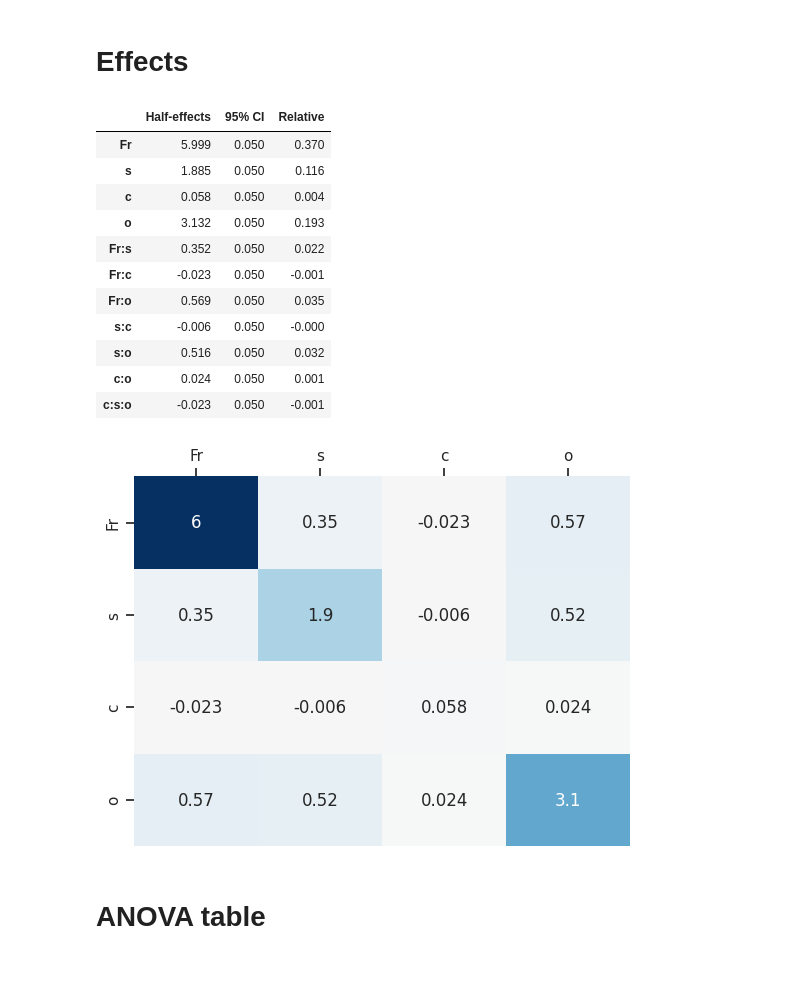
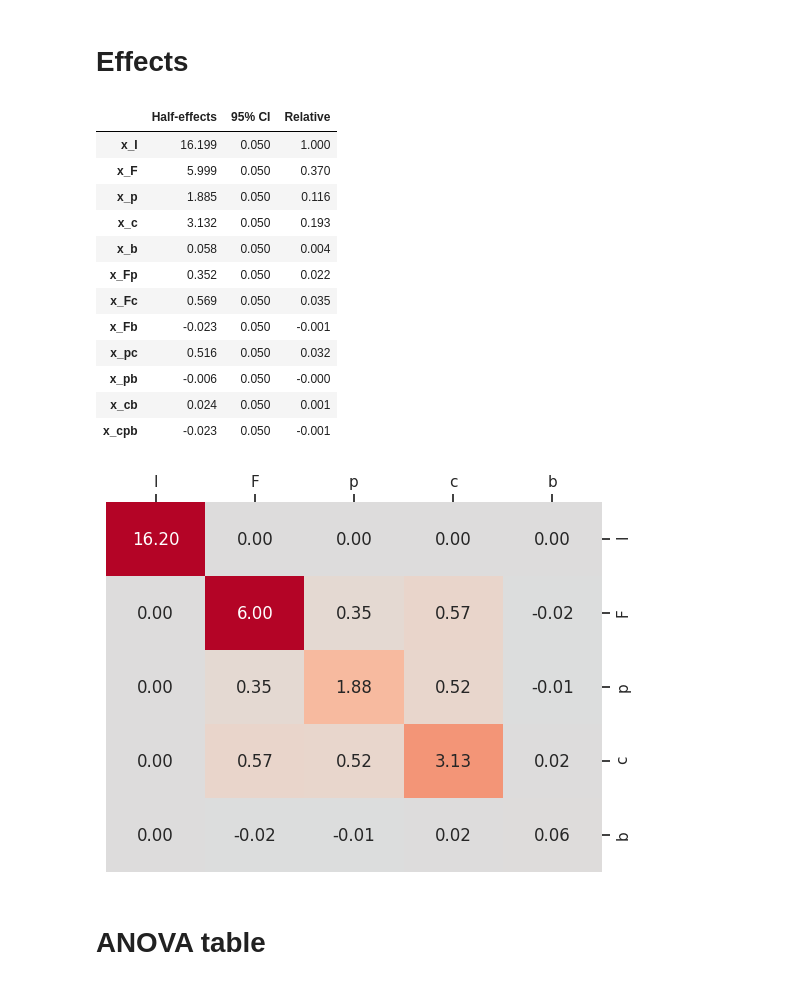
Before and after one commit to giboul/DoE_project, a Jupyter notebook: results_analysis.ipynb, the cells around one changed output. Drawn from its saved outputs; the diff is of its cells as text; code cells hidden in the pictures.

```diff
--- a/results_analysis.ipynb
+++ b/results_analysis.ipynb
@@ -13,7 +15,8 @@ def show_matrix(m: pd.DataFrame, cmap="coolwarm", cbar=False, annot=True, **kwar
 # %% [markdown]
 # Experiment matrix
 # %%
-E = pd.read_csv("matrix_experiment_standard.csv")
+%matplotlib inline
+E = pd.read_csv("matrix_experiment_standard.csv").rename(columns=dict(Fr="F"))
 show_matrix(E)
 plt.title("Experiment matrix")
 plt.show()
@@ -22,7 +25,14 @@ plt.show()
 # %% [markdown]
 # Model matrix
 # %%
-M = pd.read_csv("matrix_model.csv")
+%matplotlib inline
+M = model_matrix(
+    "F + p + c + b + F:p + F:c + F:b + p:c + p:b + c:b + c:p:b",
+    E
+).rename(columns=dict(Intercept="I"))
+show_matrix(M)
+M.to_csv("matrix_model.csv", index=False)
+
 show_matrix(M)
 plt.title("Model matrix")
 plt.show()
@@ -58,10 +69,14 @@ def half_effects(M, R):
     return pd.DataFrame(
         np.vstack((Half_effects.T, CI.T, Rel_effects.T)),
         index=["Half-effects", f"{beta:.0%} CI", "Relative"],
-        columns=M.columns
-    ).drop(columns=["I"])
+        columns=[f"x_{c.replace(':', '')}" for c in M.columns]
+    )
 # %%
+%matplotlib inline
 effect_df = half_effects(M, R)
+
+effects = effect_df.iloc[0]
+effects.index = effects.index.str.replace(":", "")
 
 display(
   effect_df
@@ -72,38 +87,45 @@ display(
 )
 # %% [output]
 |  | Half-effects | 95% CI | Relative |
-| Fr | 5.999 | 0.050 | 0.370 |
-| s | 1.885 | 0.050 | 0.116 |
-| c | 0.058 | 0.050 | 0.004 |
-| o | 3.132 | 0.050 | 0.193 |
-| Fr:s | 0.352 | 0.050 | 0.022 |
-| Fr:c | -0.023 | 0.050 | -0.001 |
-| Fr:o | 0.569 | 0.050 | 0.035 |
-| s:c | -0.006 | 0.050 | -0.000 |
-| s:o | 0.516 | 0.050 | 0.032 |
-| c:o | 0.024 | 0.050 | 0.001 |
-| c:s:o | -0.023 | 0.050 | -0.001 |
+| x_I | 16.199 | 0.050 | 1.000 |
+| x_F | 5.999 | 0.050 | 0.370 |
+| x_p | 1.885 | 0.050 | 0.116 |
+| x_c | 3.132 | 0.050 | 0.193 |
+| x_b | 0.058 | 0.050 | 0.004 |
+| x_Fp | 0.352 | 0.050 | 0.022 |
+| x_Fc | 0.569 | 0.050 | 0.035 |
+| x_Fb | -0.023 | 0.050 | -0.001 |
+| x_pc | 0.516 | 0.050 | 0.032 |
+| x_pb | -0.006 | 0.050 | -0.000 |
+| x_cb | 0.024 | 0.050 | 0.001 |
+| x_cpb | -0.023 | 0.050 | -0.001 |
 # %%
-main_factors = "Fr s c o".split()
-effect_matrix = np.zeros((len(main_factors), len(main_factors)), dtype=np.float16)
-for i, f1 in enumerate(main_factors):
-    for j, f2 in enumerate(main_factors[i:], start=i):
+%matplotlib inline
+
+M_main = M[M.columns[~M.columns.str.contains(":")]]
+
+n_main = len(M_main.columns) - 1
+effect_matrix = np.zeros((n_main, n_main), dtype=np.float16)
+
+for i, f1 in enumerate(M_main.columns[1:]):
+    for j, f2 in enumerate(M_main.columns[i+1:], start=i):
         if f1 == f2:
-            f = f1
+            f = f"x_{f1}"
         else:
-            f = f"{f1}:{f2}"
-        effect_matrix[i, j] = effect_df[f].iloc[0]
-        effect_matrix[j, i] = effect_df[f].iloc[0]
+            f = f"x_{f1}{f2}"
+        effect_matrix[i, j] = effects[f]
+        effect_matrix[j, i] = effects[f]
 
-effect_matrix = pd.DataFrame(effect_matrix, columns=main_factors)
-vmax = np.abs(effect_matrix).max(axis=None)
+effect_matrix = np.pad(effect_matrix, ((1, 0), (1, 0)), mode="constant", constant_values=0)
+effect_matrix[0, 0] = effects["x_I"]
 
-show_matrix(effect_matrix, vmin=-vmax, vmax=vmax, cmap="RdBu")
-plt.yticks(np.arange(len(main_factors))+1/2, main_factors)
-plt.gca().yaxis.tick_left()
+effect_matrix = pd.DataFrame(effect_matrix, columns=M_main.columns)
+vmax = np.abs(effect_matrix.drop(columns="I")).max(axis=None)
+
+show_matrix(effect_matrix, vmin=-vmax, vmax=vmax, yticklabels=M_main.columns, fmt=".2f")
 plt.show()
 # %% [output]
-[figure, old version]
+[figure, new version]
 # %% [markdown]
 # ANOVA table
 # %%
```
Also changed, not shown: parts of 12 cells of this notebook, 10 other files.
